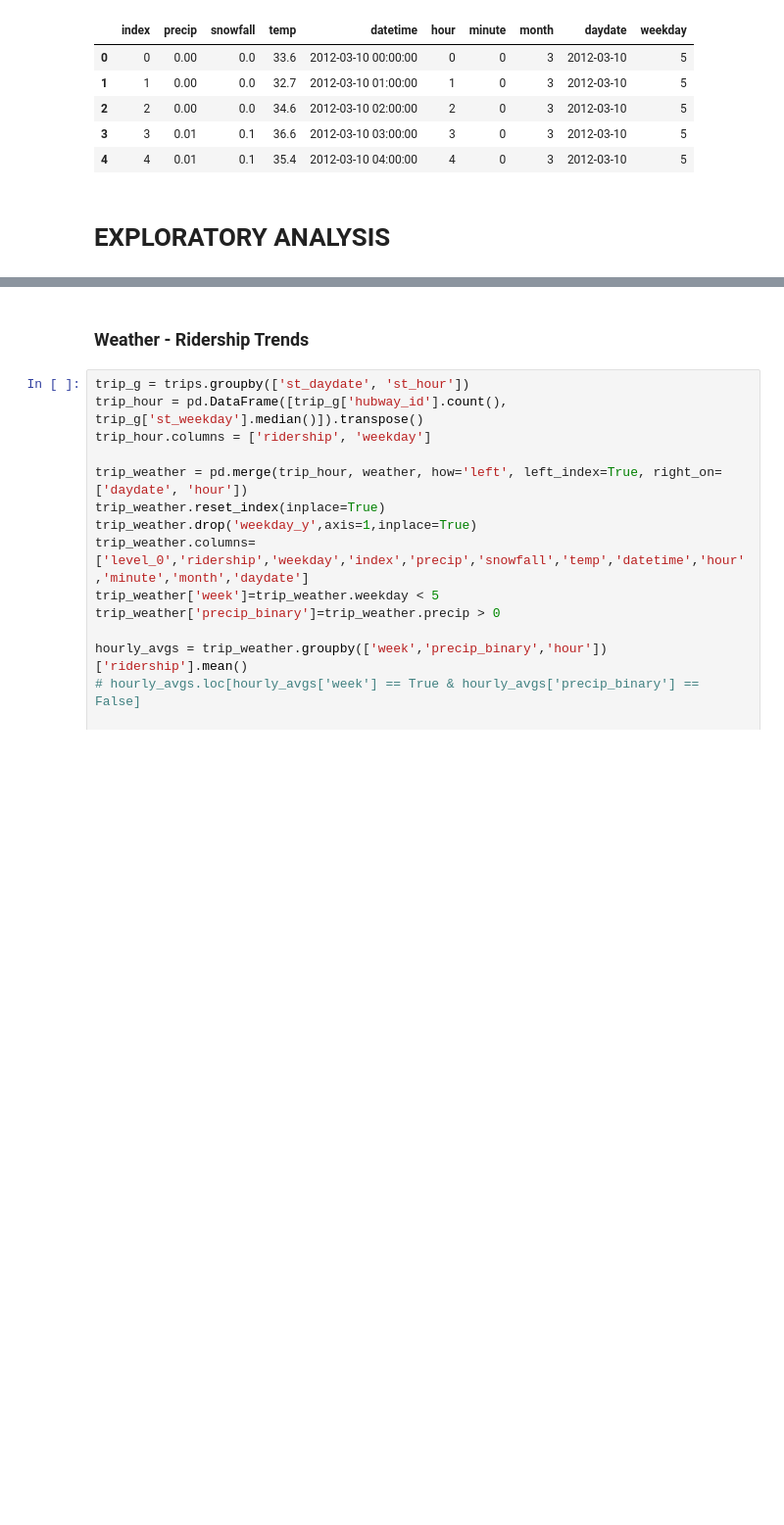
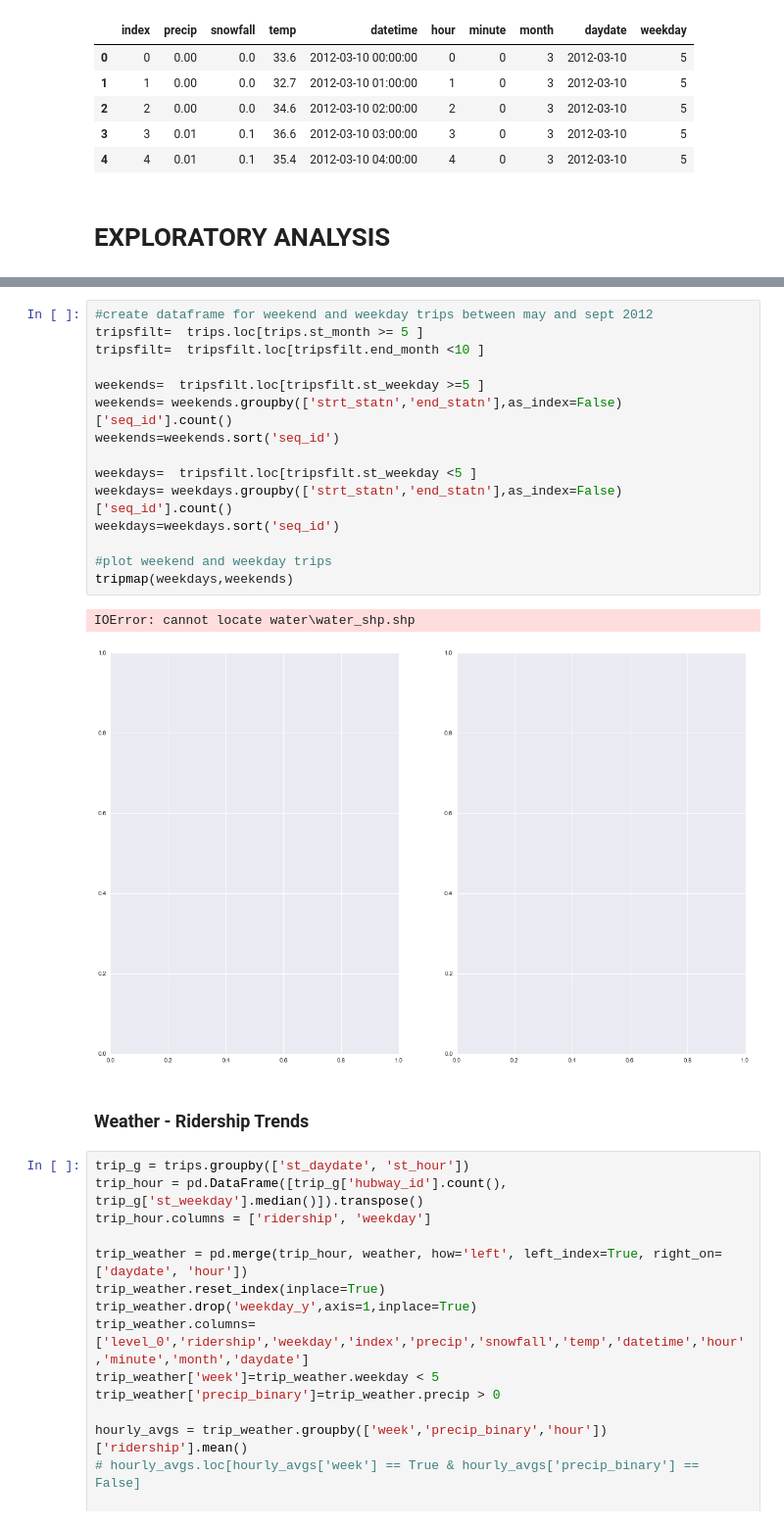
Before and after one commit to CS109Hubway/classp, a Jupyter notebook: Test_Hubway.ipynb, the cells around one changed output, grey strips where cells are left out. Shown at 98% size. Drawn from its saved outputs; the diff is of its cells as text; blank space fills up the shorter version.

```diff
--- a/Test_Hubway.ipynb
+++ b/Test_Hubway.ipynb
@@ -107,3 +165,21 @@ weather.head()
+# %%
+#create dataframe for weekend and weekday trips between may and sept 2012
+tripsfilt=  trips.loc[trips.st_month >= 5 ]
+tripsfilt=  tripsfilt.loc[tripsfilt.end_month <10 ]
+
+weekends=  tripsfilt.loc[tripsfilt.st_weekday >=5 ]
+weekends= weekends.groupby(['strt_statn','end_statn'],as_index=False)['seq_id'].count()
+weekends=weekends.sort('seq_id')
+
+weekdays=  tripsfilt.loc[tripsfilt.st_weekday <5 ]
+weekdays= weekdays.groupby(['strt_statn','end_statn'],as_index=False)['seq_id'].count()
+weekdays=weekdays.sort('seq_id')
+
+#plot weekend and weekday trips
+tripmap(weekdays,weekends)
+# %% [output]
+IOError: cannot locate water\water_shp.shp
+[figure, added]
 # %% [markdown]
 ### Weather - Ridership Trends
 # %%
```
Also changed, not shown: parts of 10 cells of this notebook, 5 other files.
